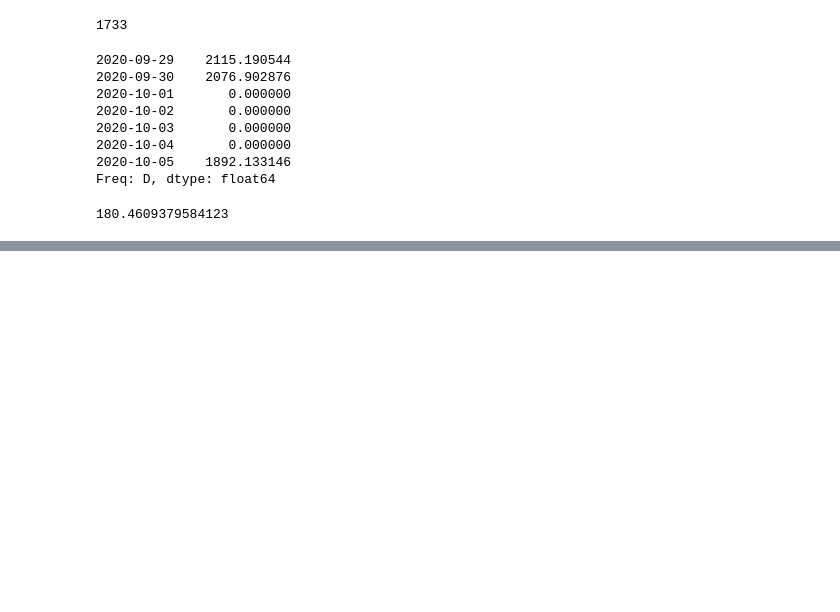
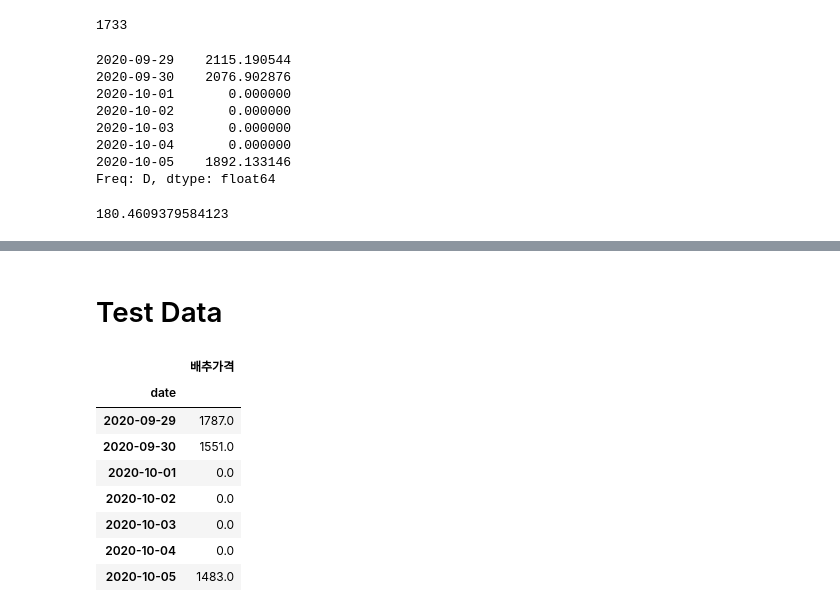
Before and after one commit to YongJaeJung/cabbage_project, a Jupyter notebook: 배추 가격 예측_AR,pmdARIMA.ipynb, the cells around one changed output, grey strips where cells are left out. Drawn from its saved outputs; the diff is of its cells as text; code cells hidden in the pictures; blank space fills up the shorter version.

```diff
--- a/배추 가격 예측_AR.ipynb
+++ b/배추 가격 예측_AR,pmdARIMA.ipynb
@@ -200,0 +290,22 @@ mean_absolute_error(test_df.iloc[:7],AR8_result)
+# %% [markdown]
+# Test Data
+# %%
+test_df = pd.read_csv('nongsan_data/public_data/test_files/test_2020-11-05.csv', encoding='utf-8')
+test_df['date'] = pd.to_datetime(test_df['date'])
+test_df.index = test_df['date']
+test_df = test_df.drop('date',axis=1)
+test_df.index.freq = 'D'
+
+test_df = test_df['배추_가격(원/kg)'].to_frame()
+test_df.columns = ['배추가격']
+test_df.head(7)
+# %% [output]
+|  | 배추가격 |
+| date |  |
+| 2020-09-29 | 1787.0 |
+| 2020-09-30 | 1551.0 |
+| 2020-10-01 | 0.0 |
+| 2020-10-02 | 0.0 |
+| 2020-10-03 | 0.0 |
+| 2020-10-04 | 0.0 |
+| 2020-10-05 | 1483.0 |
```
Also changed, not shown: parts of 10 cells of this notebook.
